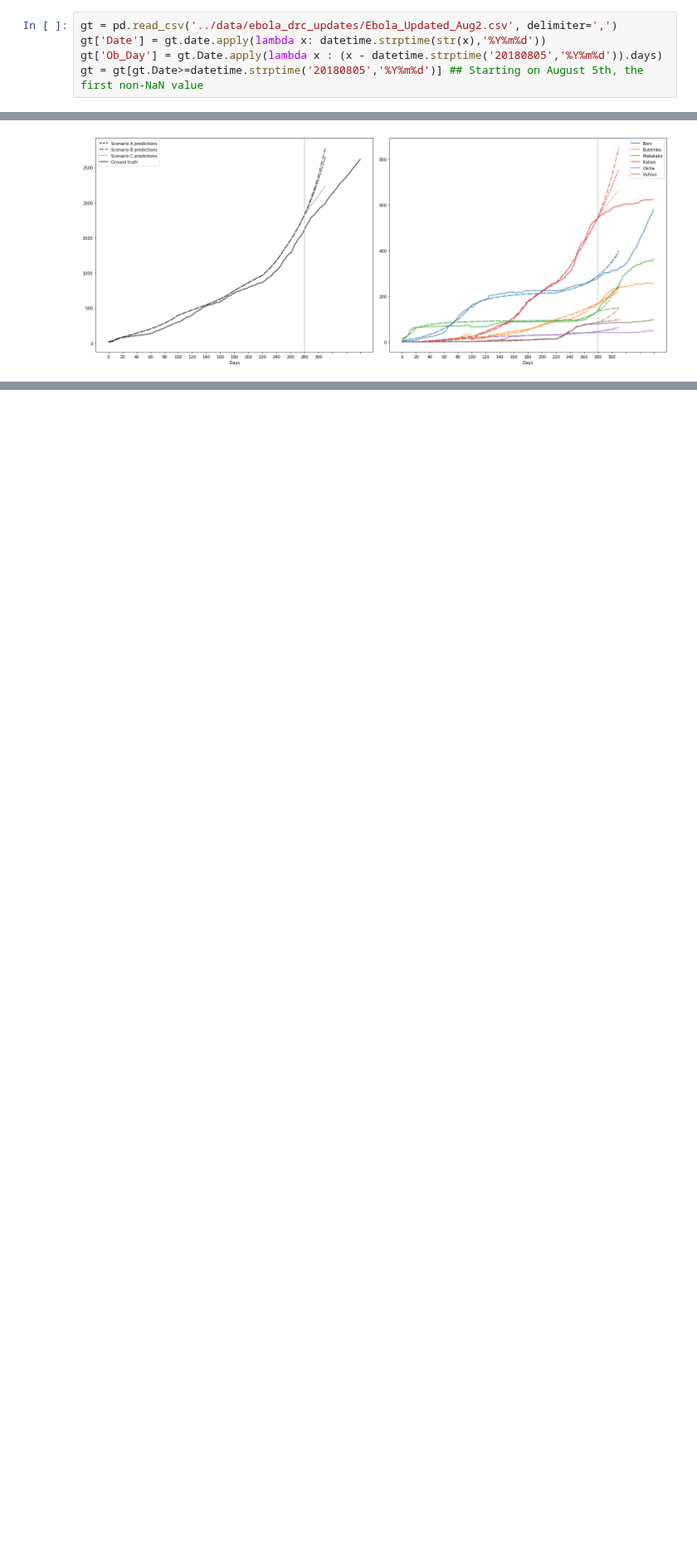
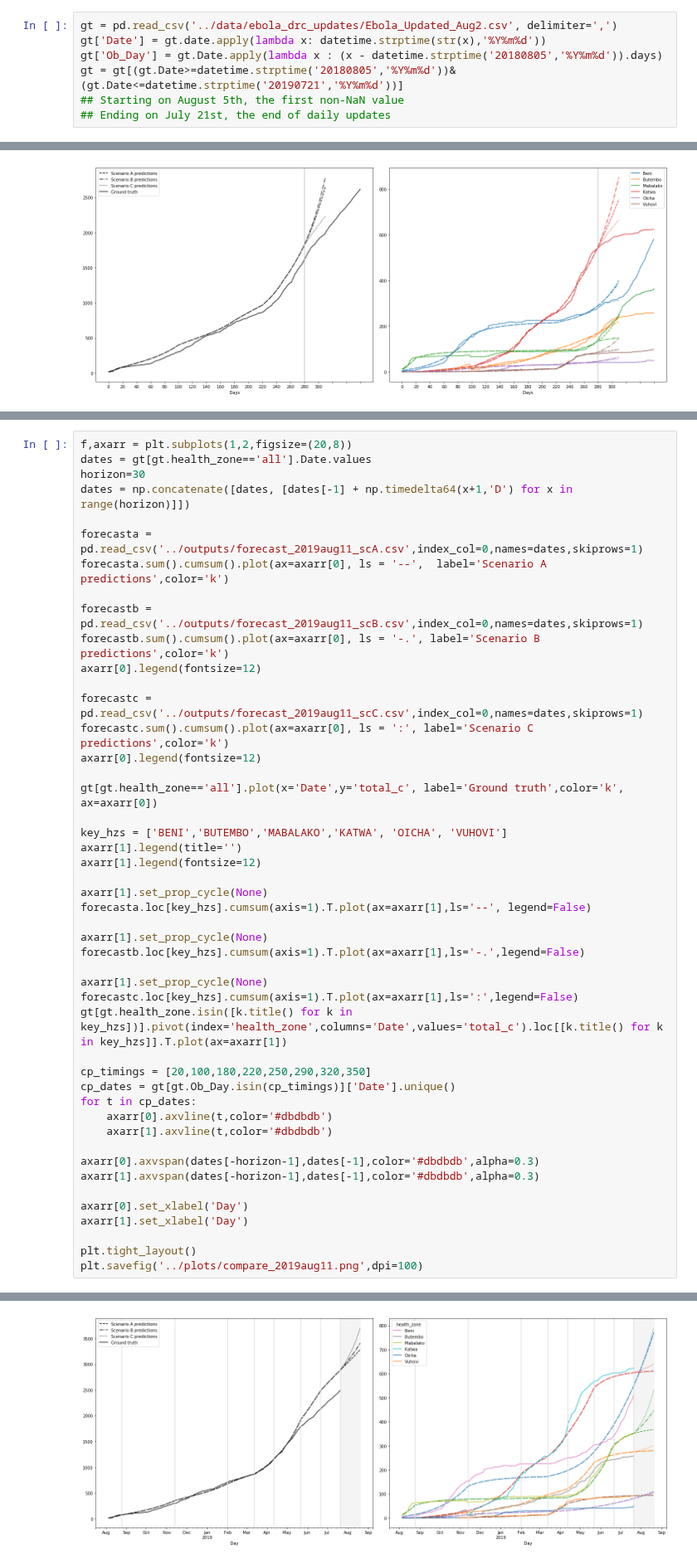
Before and after one commit to NSSAC/DRC_Ebola_2018, a Jupyter notebook: notebooks/forecast_eval.ipynb, the cells around one changed output, grey strips where cells are left out. Shown at 83% size. Drawn from its saved outputs; the diff is of its cells as text; blank space fills up the shorter version.

```diff
--- a/notebooks/forecast_eval.ipynb
+++ b/notebooks/forecast_eval.ipynb
@@ -9,7 +9,9 @@ import matplotlib.ticker as plticker
 gt = pd.read_csv('../data/ebola_drc_updates/Ebola_Updated_Aug2.csv', delimiter=',')
 gt['Date'] = gt.date.apply(lambda x: datetime.strptime(str(x),'%Y%m%d'))
 gt['Ob_Day'] = gt.Date.apply(lambda x : (x - datetime.strptime('20180805','%Y%m%d')).days)
-gt = gt[gt.Date>=datetime.strptime('20180805','%Y%m%d')] ## Starting on August 5th, the first non-NaN value
+gt = gt[(gt.Date>=datetime.strptime('20180805','%Y%m%d'))&(gt.Date<=datetime.strptime('20190721','%Y%m%d'))]
+## Starting on August 5th, the first non-NaN value
+## Ending on July 21st, the end of daily updates
 # %% [markdown]
 ### Evaluating Dec 21st forecasts
 # %%
@@ -234,0 +239,48 @@ plt.savefig('../plots/compare_2019may15.png',dpi=100)
+# %%
+f,axarr = plt.subplots(1,2,figsize=(20,8))
+dates = gt[gt.health_zone=='all'].Date.values
+horizon=30
+dates = np.concatenate([dates, [dates[-1] + np.timedelta64(x+1,'D') for x in range(horizon)]])
+
+forecasta = pd.read_csv('../outputs/forecast_2019aug11_scA.csv',index_col=0,names=dates,skiprows=1)
+forecasta.sum().cumsum().plot(ax=axarr[0], ls = '--',  label='Scenario A predictions',color='k')
+
+forecastb = pd.read_csv('../outputs/forecast_2019aug11_scB.csv',index_col=0,names=dates,skiprows=1)
+forecastb.sum().cumsum().plot(ax=axarr[0], ls = '-.', label='Scenario B predictions',color='k')
+axarr[0].legend(fontsize=12)
+
+forecastc = pd.read_csv('../outputs/forecast_2019aug11_scC.csv',index_col=0,names=dates,skiprows=1)
+forecastc.sum().cumsum().plot(ax=axarr[0], ls = ':', label='Scenario C predictions',color='k')
+axarr[0].legend(fontsize=12)
+
+gt[gt.health_zone=='all'].plot(x='Date',y='total_c', label='Ground truth',color='k', ax=axarr[0])
+
+key_hzs = ['BENI','BUTEMBO','MABALAKO','KATWA', 'OICHA', 'VUHOVI']
+axarr[1].legend(title='')
+axarr[1].legend(fontsize=12)
+
+axarr[1].set_prop_cycle(None)
+forecasta.loc[key_hzs].cumsum(axis=1).T.plot(ax=axarr[1],ls='--', legend=False)
+
+axarr[1].set_prop_cycle(None)
+forecastb.loc[key_hzs].cumsum(axis=1).T.plot(ax=axarr[1],ls='-.',legend=False)
+
+axarr[1].set_prop_cycle(None)
+forecastc.loc[key_hzs].cumsum(axis=1).T.plot(ax=axarr[1],ls=':',legend=False)
+gt[gt.health_zone.isin([k.title() for k in key_hzs])].pivot(index='health_zone',columns='Date',values='total_c').loc[[k.title() for k in key_hzs]].T.plot(ax=axarr[1])
+
+cp_timings = [20,100,180,220,250,290,320,350]
+cp_dates = gt[gt.Ob_Day.isin(cp_timings)]['Date'].unique()
+for t in cp_dates:
+    axarr[0].axvline(t,color='#dbdbdb')
+    axarr[1].axvline(t,color='#dbdbdb')
+
+axarr[0].axvspan(dates[-horizon-1],dates[-1],color='#dbdbdb',alpha=0.3)
+axarr[1].axvspan(dates[-horizon-1],dates[-1],color='#dbdbdb',alpha=0.3)
+
+axarr[0].set_xlabel('Day')
+axarr[1].set_xlabel('Day')
+
+plt.tight_layout()
+plt.savefig('../plots/compare_2019aug11.png',dpi=100)
+# %% [output]
@@ -234,0 +289 @@ plt.savefig('../plots/compare_2019may15.png',dpi=100)
+[figure, added]
```
Also changed, not shown: parts of 2 cells of this notebook, 1 other file.
